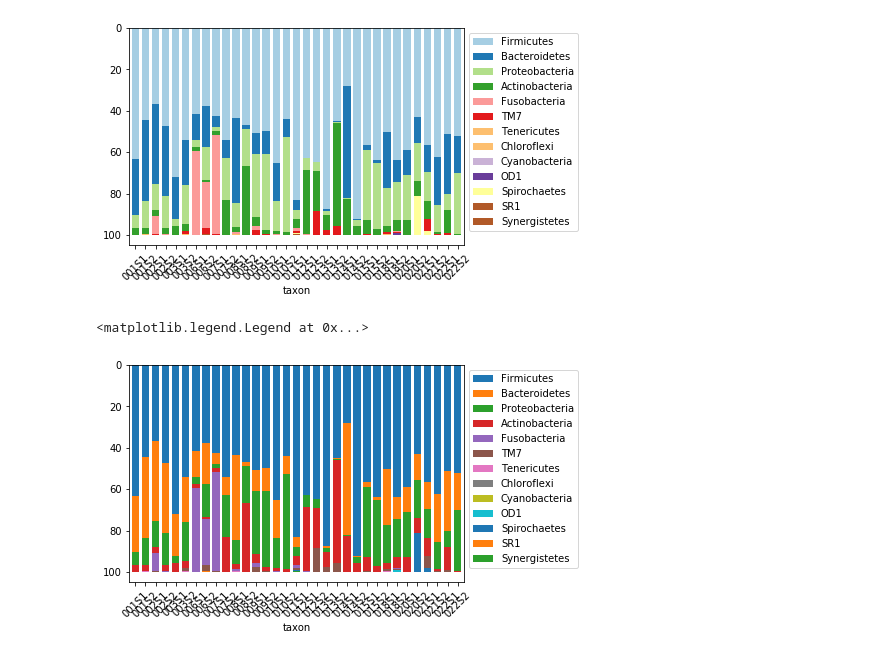
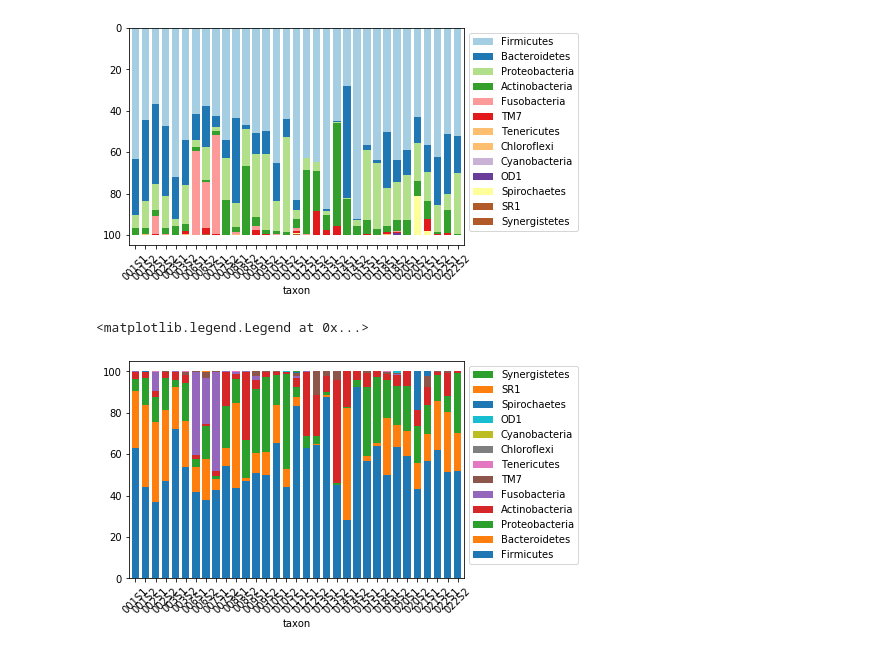
Before and after one commit to thuy1893/graphs, a Jupyter notebook: Python_graphs_1.ipynb, the cells around one changed output. Saved outputs shown, nothing was run; the diff lists cells and outputs as text; code cells hidden in the pictures.

```diff
--- a/Python_graphs_1.ipynb
+++ b/Python_graphs_1.ipynb
@@ -264,14 +264,25 @@ plt.legend(bbox_to_anchor=(1.0, 1.0))
 # %%
 #ax.figure.savefig('demo-file.png')
 # %%
-ax = df2.plot.bar(stacked=True, x='taxon', rot=45, width=0.75)
+df2 = pd.read_csv("phyla_noUn.csv")
+df2.plot.bar(stacked=True, x='taxon', rot=45, width=0.75, legend='reverse')
 #the x='taxon' is to set the column 'taxon' as the lavels on the x-axis.]
 #for colormap, see: http://scipy.github.io/old-wiki/pages/Cookbook/Matplotlib/Show_colormaps
-ax.invert_yaxis()
-plt.legend(bbox_to_anchor=(1.0, 1.0))
+#ax.invert_yaxis()
+#plt.legend(bbox_to_anchor=(1.0, 1.0))
+#plt.gca().legend(loc='center left', bbox_to_anchor=(1, 0.5))
+#plt.tight_layout()
+current_handles, current_labels = plt.gca().get_legend_handles_labels()
+
+# sort or reorder the labels and handles
+reversed_handles = list(reversed(current_handles))
+reversed_labels = list(reversed(current_labels))
+
+# call plt.legend() with the new values
+plt.legend(reversed_handles,reversed_labels, bbox_to_anchor=(1, 1))
 # %% [output]
 <matplotlib.legend.Legend at 0x...>
-[figure, old version]
+[figure, new version]
 # %%
 ax.figure.savefig('demo-file.png', bbox_inches = 'tight') #the 'tight' makes sure the figure is not cropped when saved.
 #can also replace png with pdf
```
Also changed, not shown: parts of 2 cells of this notebook.
